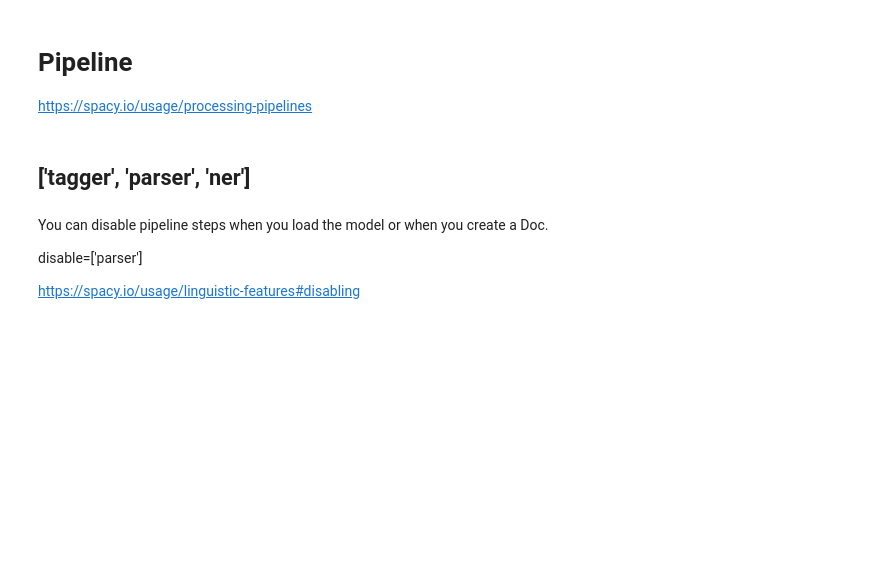
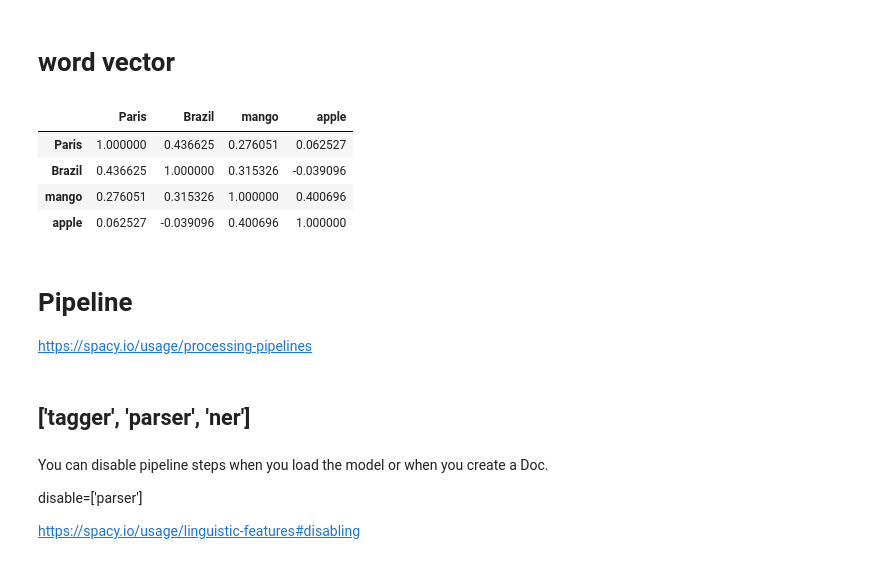
Before and after one commit to abevieiramota/learning-spacy, a Jupyter notebook: 0 - Spacy.ipynb, the cells around one changed output. Cells and saved outputs as stored; diff of their text form; code cells hidden in the pictures; blank space fills up the shorter version.

```diff
--- a/0 - Spacy.ipynb
+++ b/0 - Spacy.ipynb
@@ -26,3 +147,18 @@ spacy.info('en_core_web_lg')
+# %% [markdown]
+# word vector
+# %%
+doc = nlp('Paris Brazil mango apple')
+
+from itertools import product
+import numpy as np
+
+pd.DataFrame(np.array([w1.similarity(w2) for w1, w2 in product(doc, doc)]).reshape((4, 4)), index=doc, columns=doc)
+# %% [output]
+|  | Paris | Brazil | mango | apple |
+| Paris | 1.000000 | 0.436625 | 0.276051 | 0.062527 |
+| Brazil | 0.436625 | 1.000000 | 0.315326 | -0.039096 |
+| mango | 0.276051 | 0.315326 | 1.000000 | 0.400696 |
+| apple | 0.062527 | -0.039096 | 0.400696 | 1.000000 |
 # %% [markdown]
 # Pipeline
 
```
Also changed, not shown: parts of 50 cells of this notebook, 1 other file.
